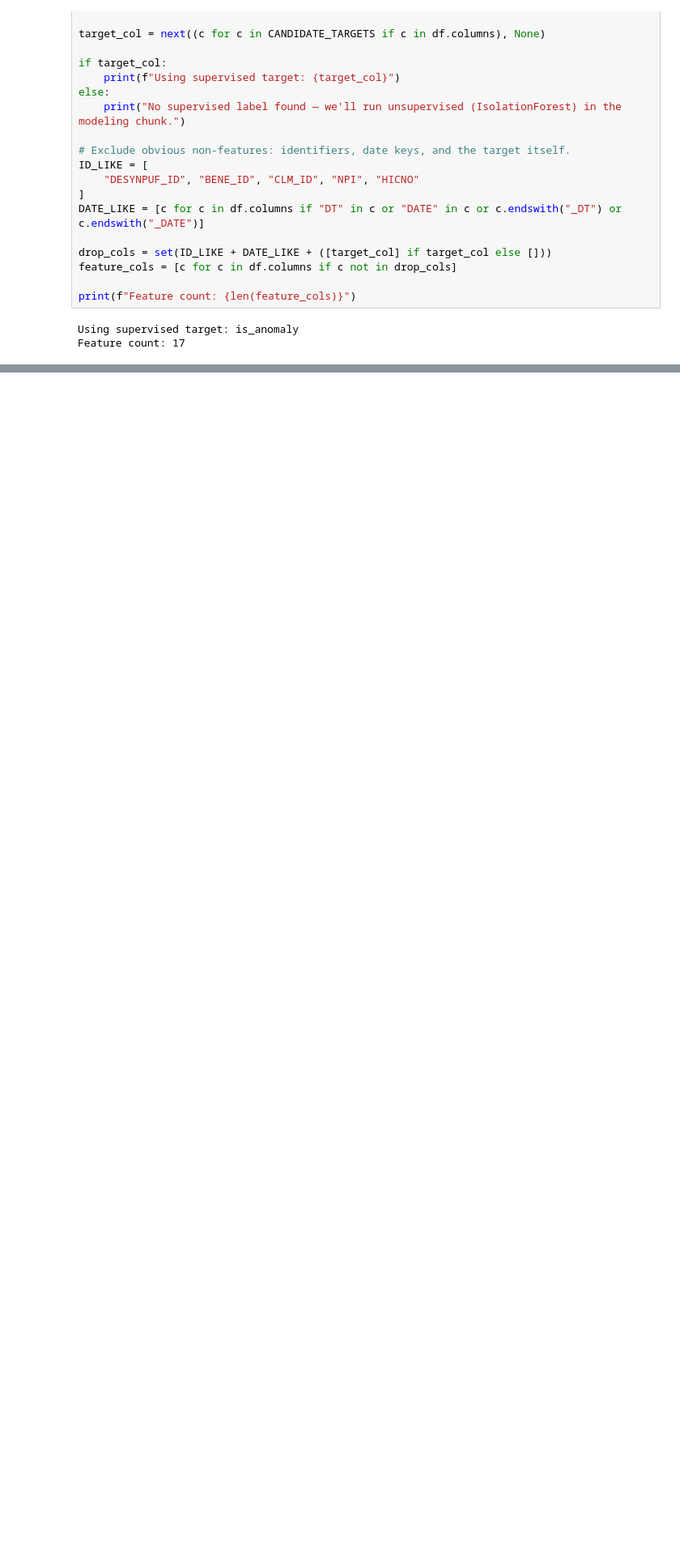
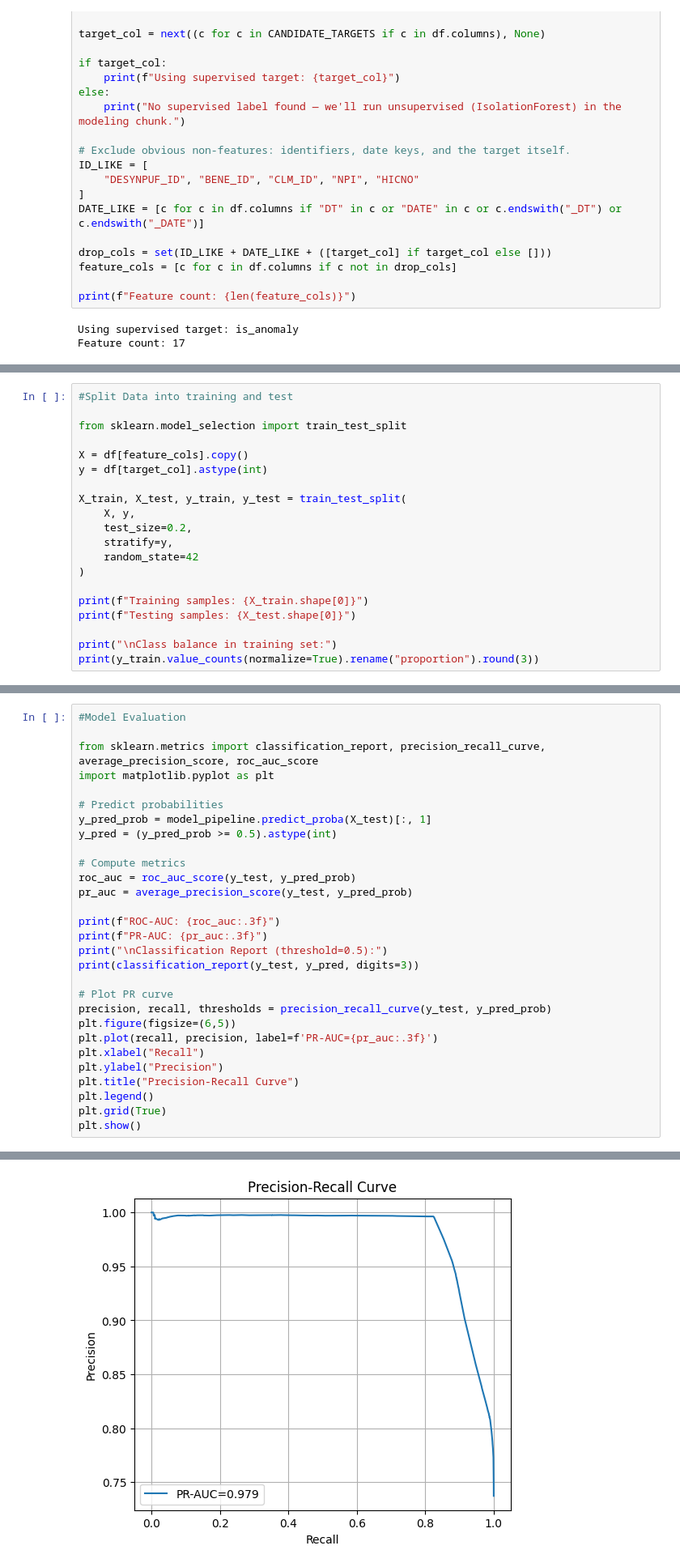
Before and after one commit to phyoung97/ClaimsAI, a Jupyter notebook: notebooks/model_training.ipynb, the cells around one changed output, grey strips where cells are left out. Shown: that part at 81% size. Saved outputs shown, nothing was run; the diff lists cells and outputs as text; blank space fills up the shorter version.

```diff
--- a/notebooks/model_training.ipynb
+++ b/notebooks/model_training.ipynb
@@ -102,0 +111,20 @@ Feature count: 16
+# %%
+#Split Data into training and test
+
+from sklearn.model_selection import train_test_split
+
+X = df[feature_cols].copy()
+y = df[target_col].astype(int)
+
+X_train, X_test, y_train, y_test = train_test_split(
+    X, y,
+    test_size=0.2,
+    stratify=y,
+    random_state=42
+)
+
+print(f"Training samples: {X_train.shape[0]}")
+print(f"Testing samples: {X_test.shape[0]}")
+
+print("\nClass balance in training set:")
+print(y_train.value_counts(normalize=True).rename("proportion").round(3))
@@ -102,0 +212,30 @@ Feature count: 16
+# %%
+#Model Evaluation
+
+from sklearn.metrics import classification_report, precision_recall_curve, average_precision_score, roc_auc_score
+import matplotlib.pyplot as plt
+
+# Predict probabilities
+y_pred_prob = model_pipeline.predict_proba(X_test)[:, 1]
+y_pred = (y_pred_prob >= 0.5).astype(int)
+
+# Compute metrics
+roc_auc = roc_auc_score(y_test, y_pred_prob)
+pr_auc = average_precision_score(y_test, y_pred_prob)
+
+print(f"ROC-AUC: {roc_auc:.3f}")
+print(f"PR-AUC: {pr_auc:.3f}")
+print("\nClassification Report (threshold=0.5):")
+print(classification_report(y_test, y_pred, digits=3))
+
+# Plot PR curve
+precision, recall, thresholds = precision_recall_curve(y_test, y_pred_prob)
+plt.figure(figsize=(6,5))
+plt.plot(recall, precision, label=f'PR-AUC={pr_auc:.3f}')
+plt.xlabel("Recall")
+plt.ylabel("Precision")
+plt.title("Precision-Recall Curve")
+plt.legend()
+plt.grid(True)
+plt.show()
+# %% [output]
@@ -102,0 +254 @@ Feature count: 16
+[figure, added]
```
Also changed, not shown: parts of 7 cells of this notebook.
